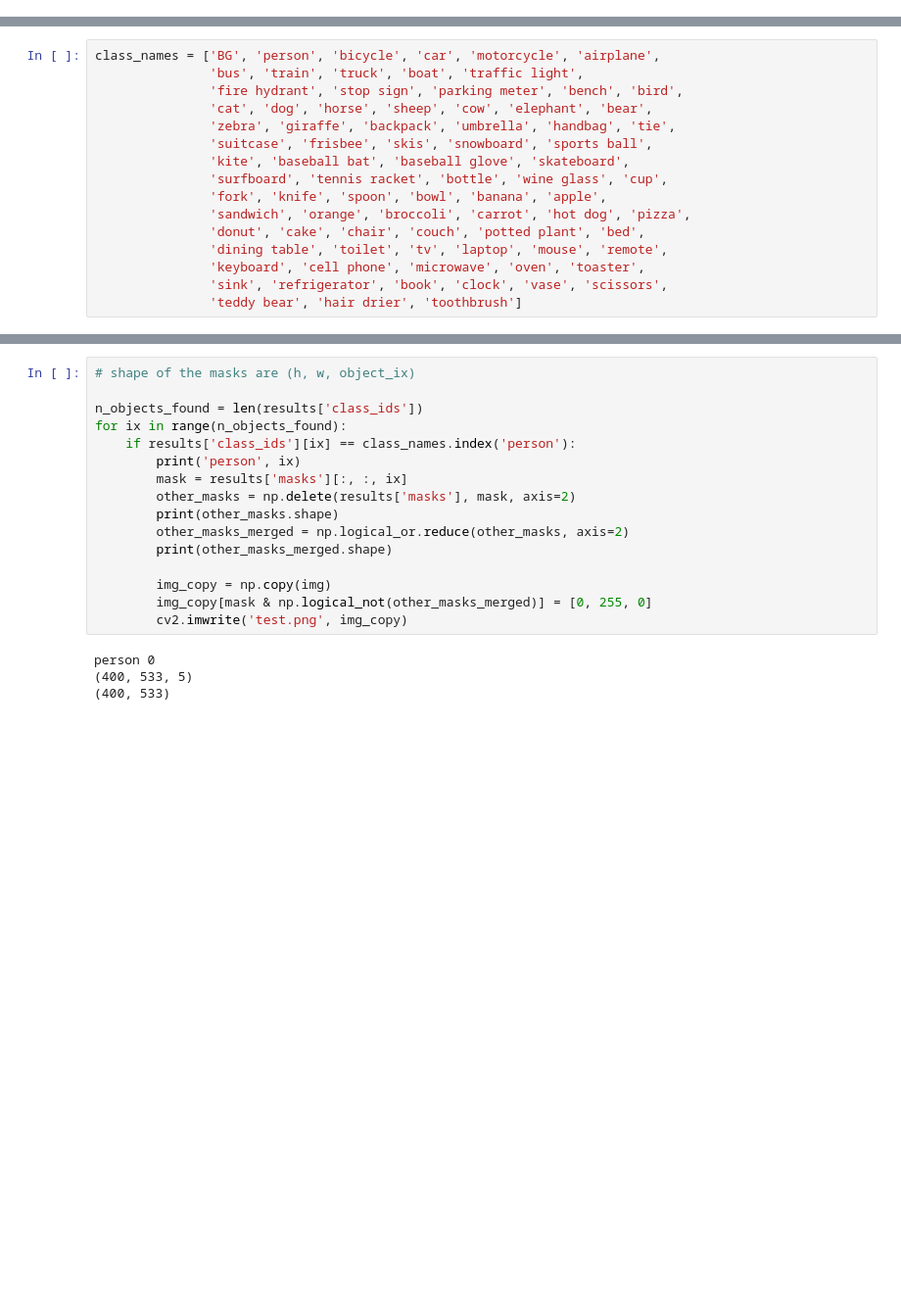
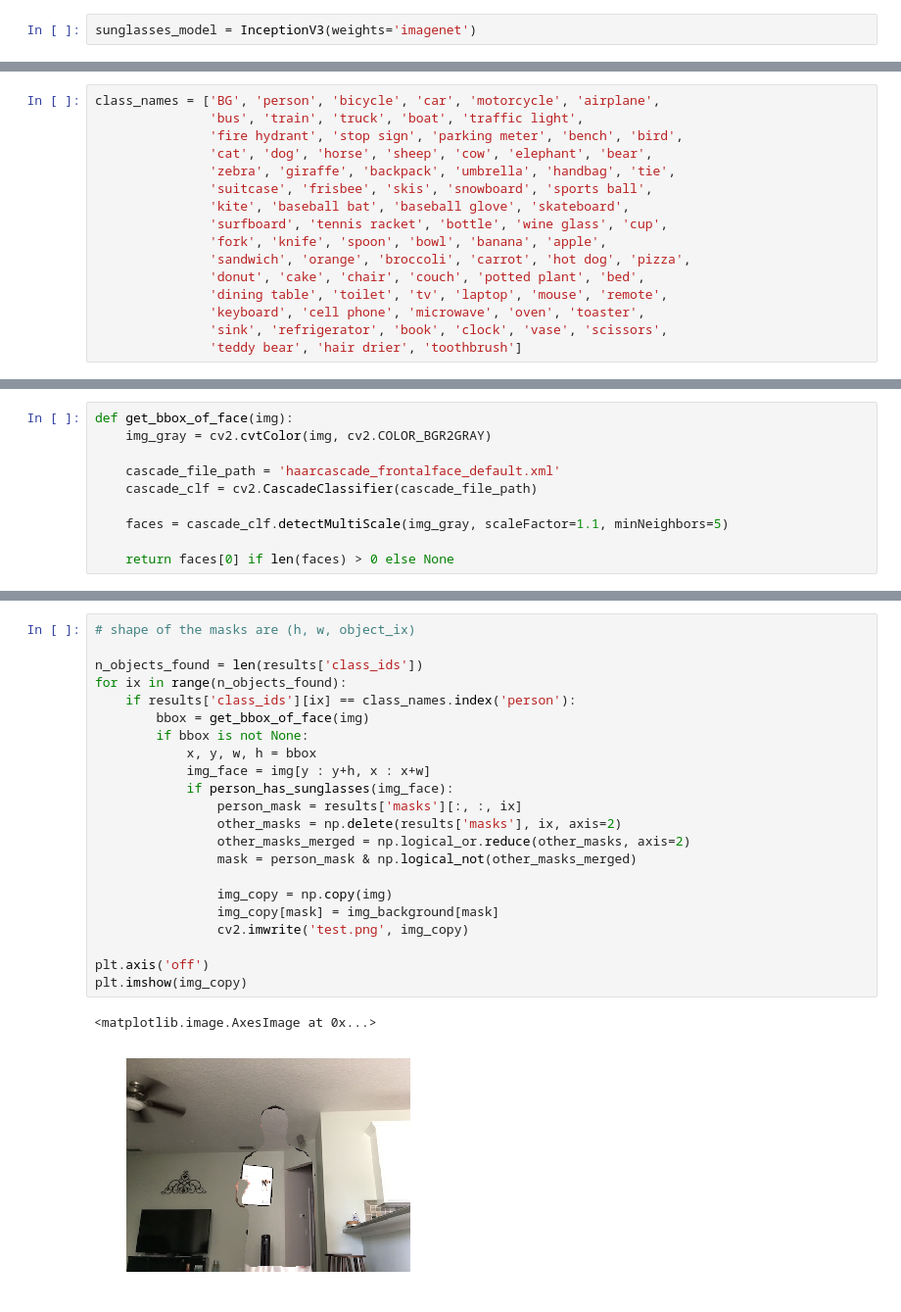
Before and after one commit to michaelnation26/sunglasses_of_invisibility, a Jupyter notebook: tutorial.ipynb, the cells around one changed output, grey strips where cells are left out. Shown: that part at 98% size. Saved outputs shown, nothing was run; the diff lists cells and outputs as text; blank space fills up the shorter version.

```diff
--- a/tutorial.ipynb
+++ b/tutorial.ipynb
@@ -48,3 +56,5 @@ model.load_weights('mask_rcnn_coco.h5', by_name=True)
+# %%
+sunglasses_model = InceptionV3(weights='imagenet')
 # %% [markdown]
 ### Class Names
 # %%
@@ -65,0 +78,10 @@ class_names = ['BG', 'person', 'bicycle', 'car', 'motorcycle', 'airplane',
+# %%
+def get_bbox_of_face(img):
+    img_gray = cv2.cvtColor(img, cv2.COLOR_BGR2GRAY)
+
+    cascade_file_path = 'haarcascade_frontalface_default.xml'
+    cascade_clf = cv2.CascadeClassifier(cascade_file_path)
+
+    faces = cascade_clf.detectMultiScale(img_gray, scaleFactor=1.1, minNeighbors=5)
+
+    return faces[0] if len(faces) > 0 else None
@@ -87,20 +134,25 @@ total time (seconds) 16.533881187438965
 # %%
 # shape of the masks are (h, w, object_ix)
 
 n_objects_found = len(results['class_ids'])
 for ix in range(n_objects_found):
     if results['class_ids'][ix] == class_names.index('person'):
-        print('person', ix)
-        mask = results['masks'][:, :, ix]
-        other_masks = np.delete(results['masks'], mask, axis=2)
-        print(other_masks.shape)
-        other_masks_merged = np.logical_or.reduce(other_masks, axis=2)
-        print(other_masks_merged.shape)
+        bbox = get_bbox_of_face(img)
+        if bbox is not None:
+            x, y, w, h = bbox
+            img_face = img[y : y+h, x : x+w]
+            if person_has_sunglasses(img_face):
+                person_mask = results['masks'][:, :, ix]
+                other_masks = np.delete(results['masks'], ix, axis=2)
+                other_masks_merged = np.logical_or.reduce(other_masks, axis=2)
+                mask = person_mask & np.logical_not(other_masks_merged)
 
-        img_copy = np.copy(img)
-        img_copy[mask & np.logical_not(other_masks_merged)] = [0, 255, 0]
-        cv2.imwrite('test.png', img_copy)
+                img_copy = np.copy(img)
+                img_copy[mask] = img_background[mask]
+                cv2.imwrite('test.png', img_copy)
+
+plt.axis('off')
+plt.imshow(img_copy)
 # %% [output]
-person 0
-(400, 533, 5)
-(400, 533)
+<matplotlib.image.AxesImage at 0x...>
+[figure, added]
```
Also changed, not shown: parts of 10 cells of this notebook, 1 other file.
